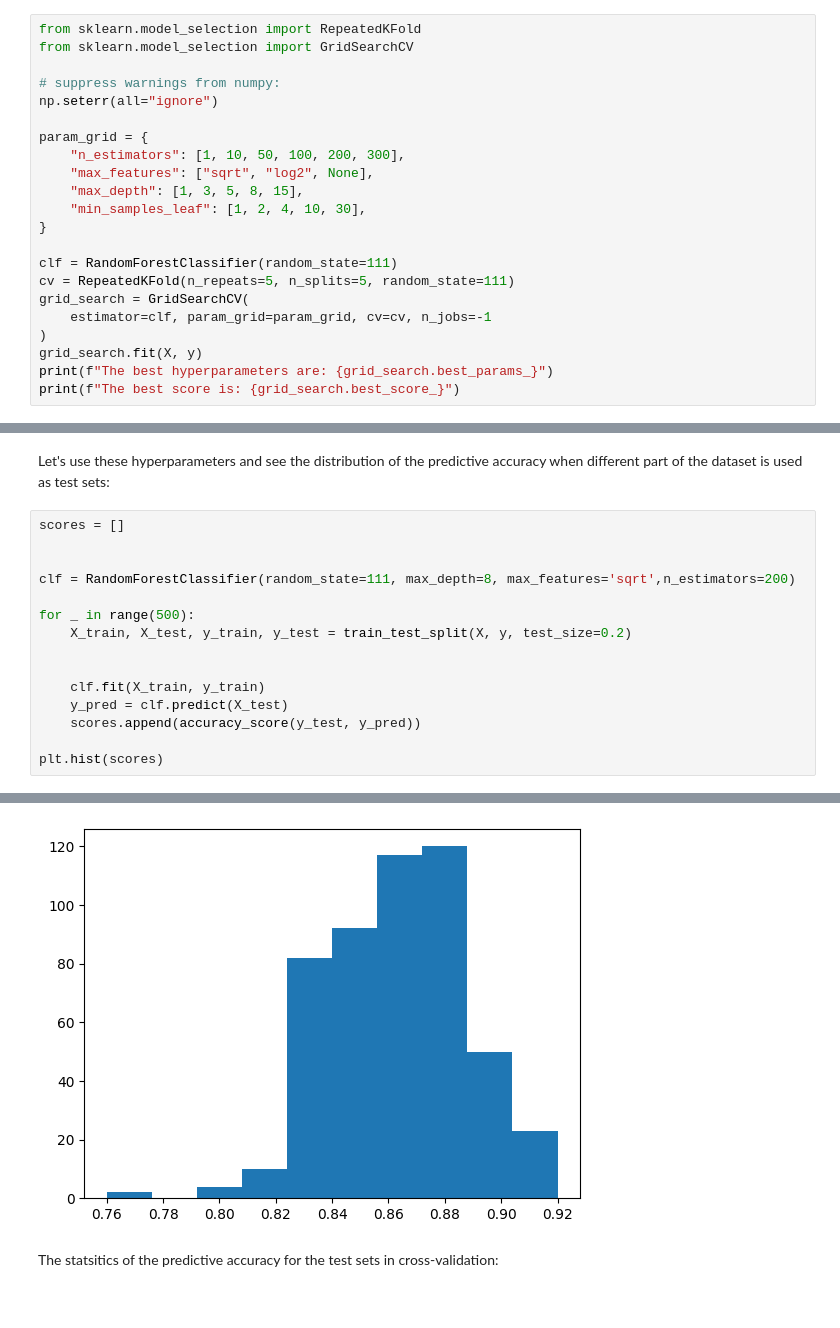
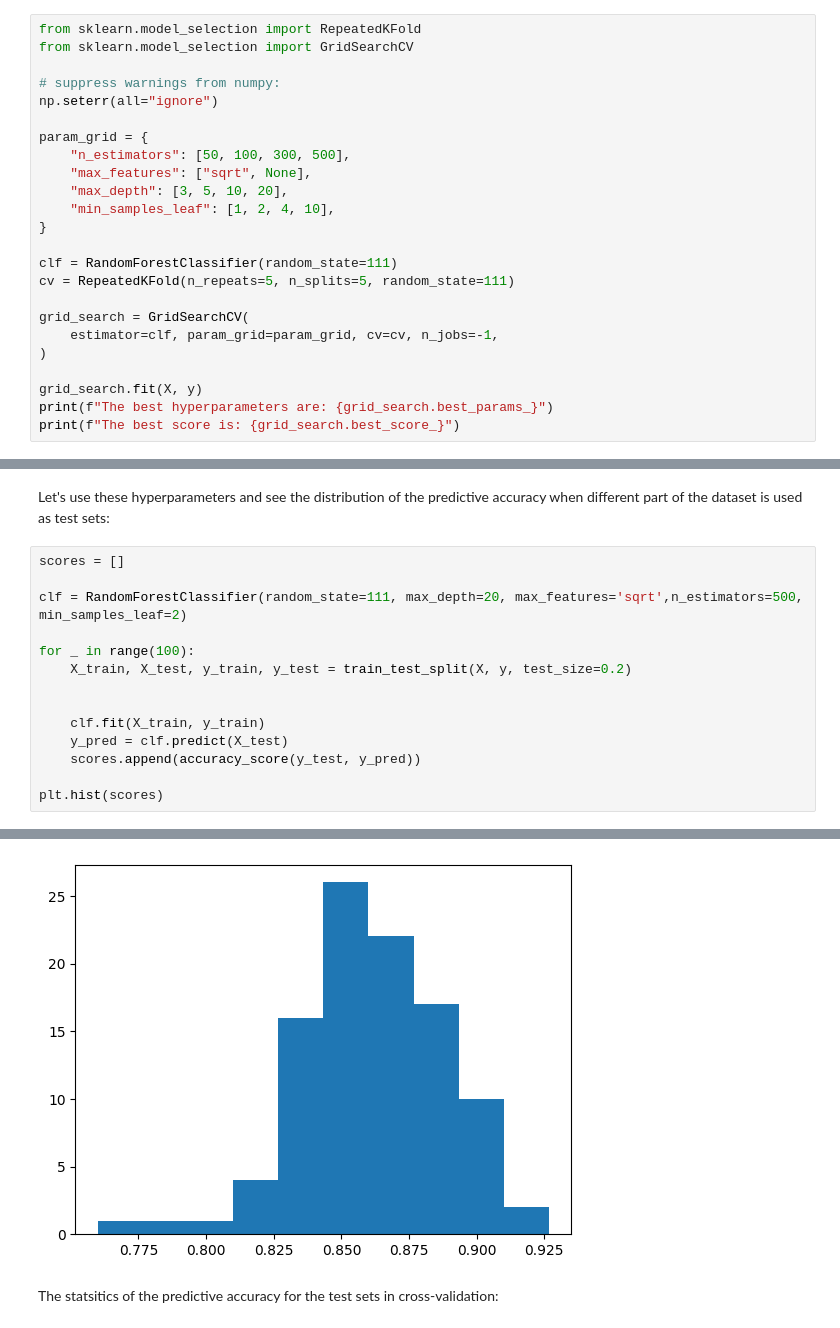
Before and after one commit to MMateo1120/machine_learning_methods, a Jupyter notebook: random_forest.ipynb, the cells around one changed output, grey strips where cells are left out. Drawn from its saved outputs; the diff is of its cells as text.

```diff
--- a/random_forest.ipynb
+++ b/random_forest.ipynb
@@ -119,17 +128,19 @@ from sklearn.model_selection import GridSearchCV
 np.seterr(all="ignore")
 
 param_grid = {
-    "n_estimators": [1, 10, 50, 100, 200, 300],
-    "max_features": ["sqrt", "log2", None],
-    "max_depth": [1, 3, 5, 8, 15],
-    "min_samples_leaf": [1, 2, 4, 10, 30],
+    "n_estimators": [50, 100, 300, 500],
+    "max_features": ["sqrt", None],
+    "max_depth": [3, 5, 10, 20],
+    "min_samples_leaf": [1, 2, 4, 10],
 }
 
 clf = RandomForestClassifier(random_state=111)
 cv = RepeatedKFold(n_repeats=5, n_splits=5, random_state=111)
+
 grid_search = GridSearchCV(
-    estimator=clf, param_grid=param_grid, cv=cv, n_jobs=-1
+    estimator=clf, param_grid=param_grid, cv=cv, n_jobs=-1,
 )
+
 grid_search.fit(X, y)
 print(f"The best hyperparameters are: {grid_search.best_params_}")
 print(f"The best score is: {grid_search.best_score_}")
@@ -141,10 +152,9 @@ Let's use these hyperparameters and see the distribution of the predictive accur
 # %%
 scores = []
 
+clf = RandomForestClassifier(random_state=111, max_depth=20, max_features='sqrt',n_estimators=500, min_samples_leaf=2)
 
-clf = RandomForestClassifier(random_state=111, max_depth=8, max_features='sqrt',n_estimators=200)
-
-for _ in range(500):
+for _ in range(100):
     X_train, X_test, y_train, y_test = train_test_split(X, y, test_size=0.2)
 
 
@@ -160,5 +171,5 @@ plt.hist(scores)
  <BarContainer object of 10 artists>)
-[figure, old version]
+[figure, new version]
 # %% [markdown]
 The statsitics of the predictive accuracy for the test sets in cross-validation:
 # %%
```
Also changed, not shown: parts of 31 cells of this notebook, 1 other file.
